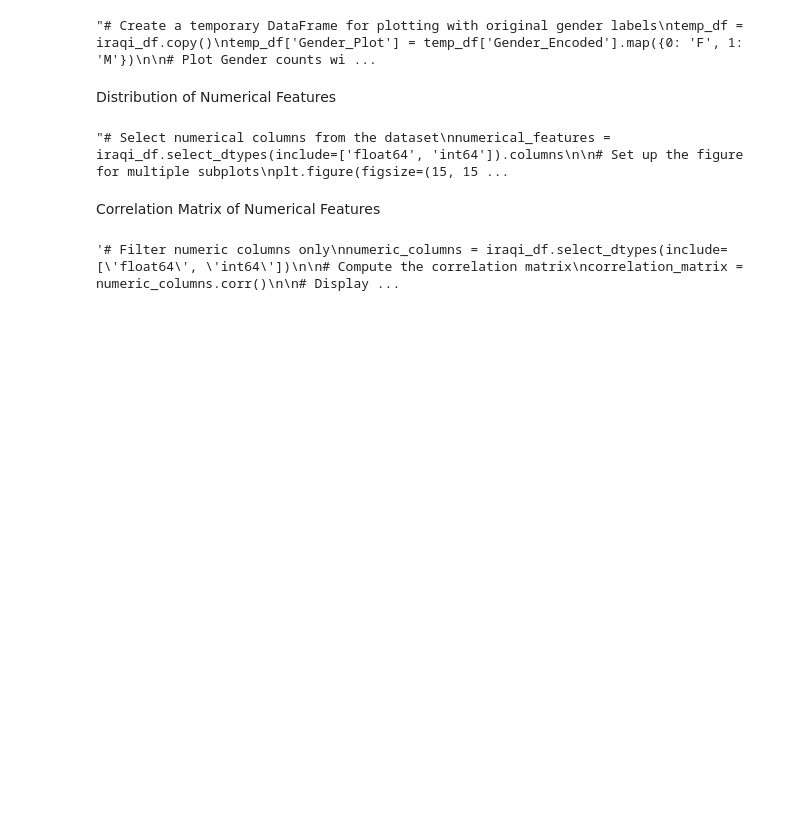
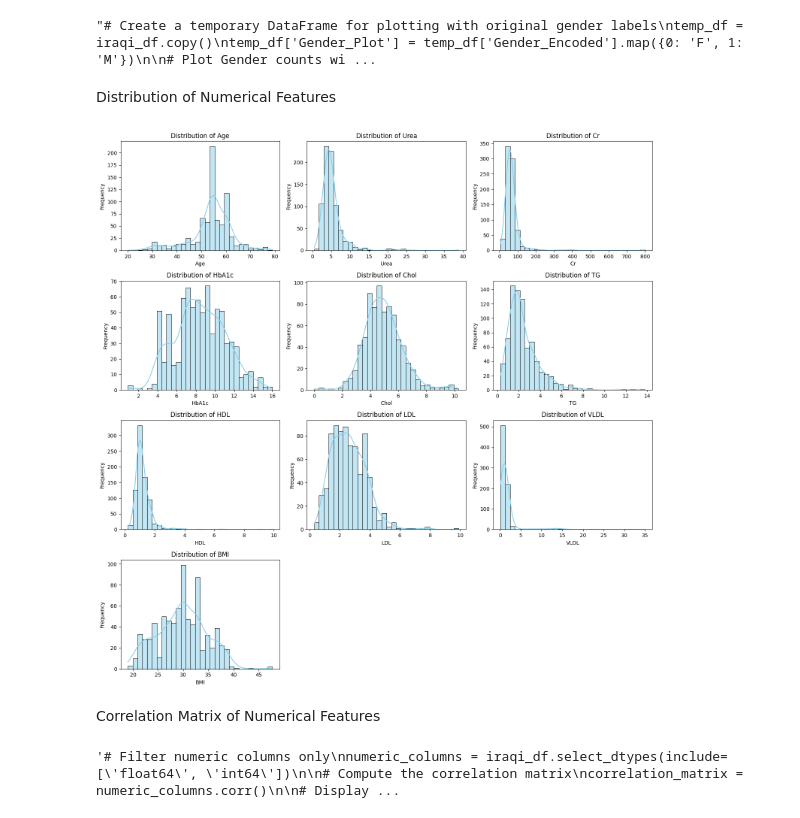
Before and after one commit to AbdullahDahabre/T2D-Prediction-System--Data-Fusion-for-Enhanced-Decision-Making, a Jupyter notebook: Iraq.ipynb, the cells around one changed output. Cells and saved outputs as stored; diff of their text form; code cells hidden in the pictures; blank space fills up the shorter version.

```diff
--- a/Iraq.ipynb
+++ b/Iraq.ipynb
@@ -363,22 +363,22 @@ plt.show()"""
 # %% [markdown]
 Distribution of Numerical Features
 # %%
-"""# Select numerical columns from the dataset
+# Select numerical columns from the dataset
 numerical_features = iraqi_df.select_dtypes(include=['float64', 'int64']).columns
 
 # Set up the figure for multiple subplots
 plt.figure(figsize=(15, 15))
 for i, column in enumerate(numerical_features, 1):
     plt.subplot(len(numerical_features) // 3 + 1, 3, i)  # Create subplots dynamically
     sns.histplot(iraqi_df[column], kde=True, color='skyblue', bins=30)
     plt.title(f'Distribution of {column}')
     plt.xlabel(column)
     plt.ylabel('Frequency')
 
 plt.tight_layout()  # Adjust subplots to fit into figure area neatly
-plt.show()"""
+plt.show()
 # %% [output]
-"# Select numerical columns from the dataset\nnumerical_features = iraqi_df.select_dtypes(include=['float64', 'int64']).columns\n\n# Set up the figure for multiple subplots\nplt.figure(figsize=(15, 15 ...
+[figure, added]
 # %% [markdown]
 Correlation Matrix of Numerical Features
 # %%
```
Also changed, not shown: 10 other files.
